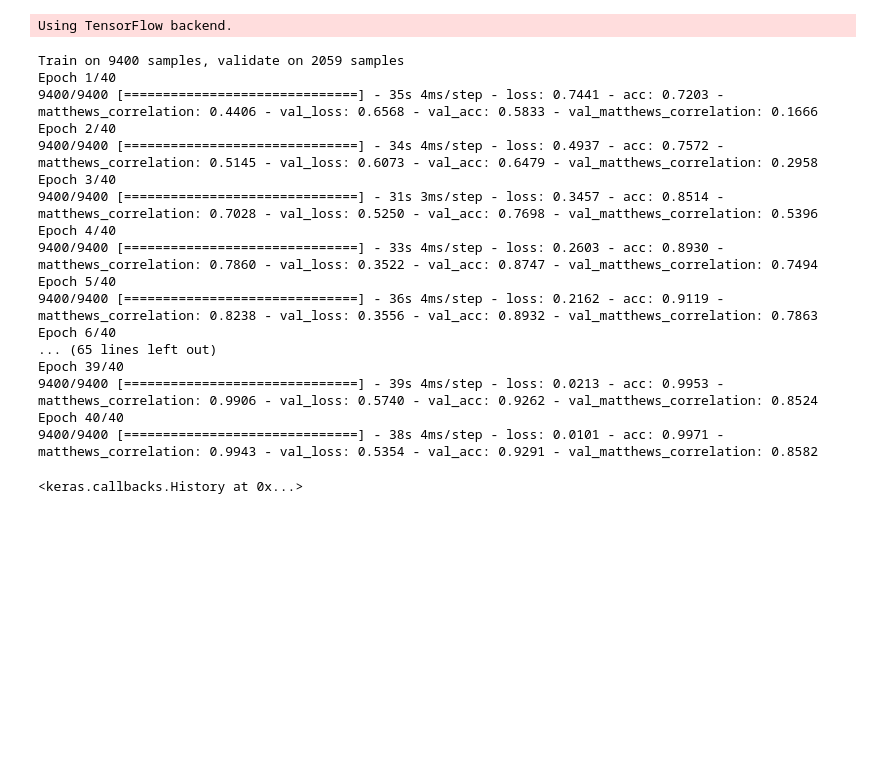
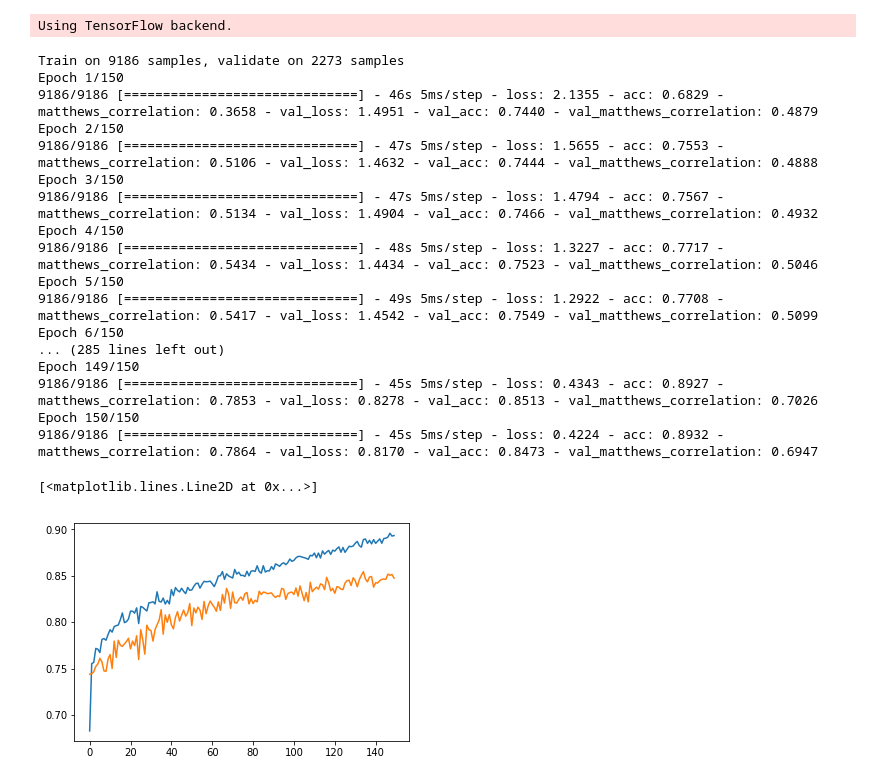
Before and after one commit to HBinnie/BetaSpindles, a Jupyter notebook: Beta Spindle Classification - CNN.ipynb, the cells around one changed output. Drawn from its saved outputs; the diff is of its cells as text; code cells hidden in the pictures; blank space fills up the shorter version.

```diff
--- a/Beta Spindle Classification - CNN.ipynb
+++ b/Beta Spindle Classification - CNN.ipynb
@@ -70,23 +70,31 @@ def  simpleCNN(self, units = 10):
     import keras
     from keras.layers import Dense
     from keras.layers import Conv2D, MaxPooling2D
-    from keras.layers import Flatten
+    from keras.layers import Flatten, Dropout
     from keras.models import Model, Input
 
     inp =  Input(shape = self.shape[1:], name='inp')
     #layer 1
     x = Conv2D(units, kernel_size=(1,1), strides = (1,1), activation='relu', data_format='channels_last')(inp)
+    #Dropout Layer
+    x = Dropout(rate = 0.2)(x)
     #layer 2
     x = Conv2D(units, kernel_size=(2,2), strides = (1,1), activation='relu', data_format='channels_last')(x)
+    # Dropout Layer
+    x = Dropout(rate = 0.2)(x)
     #layer 3
     x = Conv2D(units, kernel_size=(2,2), strides = (1,1), activation='relu', data_format='channels_last')(x)
     #layer 4
+    x = Dropout(rate = 0.2)(x)
+    #layer 5
     x = Conv2D(units, kernel_size=(2,2), strides = (1,1), activation='relu', data_format='channels_last')(x)
-    #layer 5
+    #layer 6
+    x = Dropout(rate = 0.2)(x)
+    #layer 7
     x = MaxPooling2D(pool_size=(2,2), strides = (2,2), padding='valid', data_format='channels_last')(x)
-    #layer 6
+    #layer 8
     x = Flatten()(x)
-    #layer 7
+    #layer 9
     out = Dense(2, activation='softmax',name='out')(x)
 
     model = Model(inputs = inp, outputs = out)
@@ -122,25 +131,35 @@ def matthews_correlation(y_train2, y_pred):
 #Fit Data to Model
 from keras.optimizers import Adamax
 from keras import metrics
-adamax = Adamax(lr=0.01, beta_1=0.9, beta_2=0.999, epsilon=1e-08, decay=0.0); #3e-4; 2e-3 is a default.
+adamax = Adamax(lr=0.001, beta_1=0.9, beta_2=0.999, epsilon=1e-08, decay=0.0); #3e-4; 2e-3 is a default.
 model.compile(optimizer=adamax, loss='categorical_crossentropy', metrics=['acc',matthews_correlation])
-model.fit(X_train2, y_train2, epochs=40, batch_size=32, verbose = 1, validation_data = (X_dev, y_dev))
+history = model.fit(X_train2, y_train2, epochs=150
+                    , batch_size=32, verbose = 1, validation_data = (X_dev, y_dev))
 # %% [output]
-Train on 9400 samples, validate on 2059 samples
-Epoch 1/40
-9400/9400 [==============================] - 35s 4ms/step - loss: 0.7441 - acc: 0.7203 - matthews_correlation: 0.4406 - val_loss: 0.6568 - val_acc: 0.5833 - val_matthews_correlation: 0.1666
-Epoch 2/40
-9400/9400 [==============================] - 34s 4ms/step - loss: 0.4937 - acc: 0.7572 - matthews_correlation: 0.5145 - val_loss: 0.6073 - val_acc: 0.6479 - val_matthews_correlation: 0.2958
-Epoch 3/40
-9400/9400 [==============================] - 31s 3ms/step - loss: 0.3457 - acc: 0.8514 - matthews_correlation: 0.7028 - val_loss: 0.5250 - val_acc: 0.7698 - val_matthews_correlation: 0.5396
-Epoch 4/40
-9400/9400 [==============================] - 33s 4ms/step - loss: 0.2603 - acc: 0.8930 - matthews_correlation: 0.7860 - val_loss: 0.3522 - val_acc: 0.8747 - val_matthews_correlation: 0.7494
-Epoch 5/40
-9400/9400 [==============================] - 36s 4ms/step - loss: 0.2162 - acc: 0.9119 - matthews_correlation: 0.8238 - val_loss: 0.3556 - val_acc: 0.8932 - val_matthews_correlation: 0.7863
-Epoch 6/40
-... (65 lines left out)
-Epoch 39/40
-9400/9400 [==============================] - 39s 4ms/step - loss: 0.0213 - acc: 0.9953 - matthews_correlation: 0.9906 - val_loss: 0.5740 - val_acc: 0.9262 - val_matthews_correlation: 0.8524
-Epoch 40/40
-9400/9400 [==============================] - 38s 4ms/step - loss: 0.0101 - acc: 0.9971 - matthews_correlation: 0.9943 - val_loss: 0.5354 - val_acc: 0.9291 - val_matthews_correlation: 0.8582
+Train on 9186 samples, validate on 2273 samples
+Epoch 1/150
+9186/9186 [==============================] - 46s 5ms/step - loss: 2.1355 - acc: 0.6829 - matthews_correlation: 0.3658 - val_loss: 1.4951 - val_acc: 0.7440 - val_matthews_correlation: 0.4879
+Epoch 2/150
+9186/9186 [==============================] - 47s 5ms/step - loss: 1.5655 - acc: 0.7553 - matthews_correlation: 0.5106 - val_loss: 1.4632 - val_acc: 0.7444 - val_matthews_correlation: 0.4888
+Epoch 3/150
+9186/9186 [==============================] - 47s 5ms/step - loss: 1.4794 - acc: 0.7567 - matthews_correlation: 0.5134 - val_loss: 1.4904 - val_acc: 0.7466 - val_matthews_correlation: 0.4932
+Epoch 4/150
+9186/9186 [==============================] - 48s 5ms/step - loss: 1.3227 - acc: 0.7717 - matthews_correlation: 0.5434 - val_loss: 1.4434 - val_acc: 0.7523 - val_matthews_correlation: 0.5046
+Epoch 5/150
+9186/9186 [==============================] - 49s 5ms/step - loss: 1.2922 - acc: 0.7708 - matthews_correlation: 0.5417 - val_loss: 1.4542 - val_acc: 0.7549 - val_matthews_correlation: 0.5099
+Epoch 6/150
+... (285 lines left out)
+Epoch 149/150
+9186/9186 [==============================] - 45s 5ms/step - loss: 0.4343 - acc: 0.8927 - matthews_correlation: 0.7853 - val_loss: 0.8278 - val_acc: 0.8513 - val_matthews_correlation: 0.7026
+Epoch 150/150
+9186/9186 [==============================] - 45s 5ms/step - loss: 0.4224 - acc: 0.8932 - matthews_correlation: 0.7864 - val_loss: 0.8170 - val_acc: 0.8473 - val_matthews_correlation: 0.6947
-<keras.callbacks.History at 0x...>
+# %%
+import matplotlib.pyplot as plt
+
+%matplotlib inline
+
+plt.plot(history.history['acc'])
+plt.plot(history.history['val_acc'])
+# %% [output]
+[<matplotlib.lines.Line2D at 0x...>]
+[figure, added]
```
Also changed, not shown: parts of 12 cells of this notebook.
